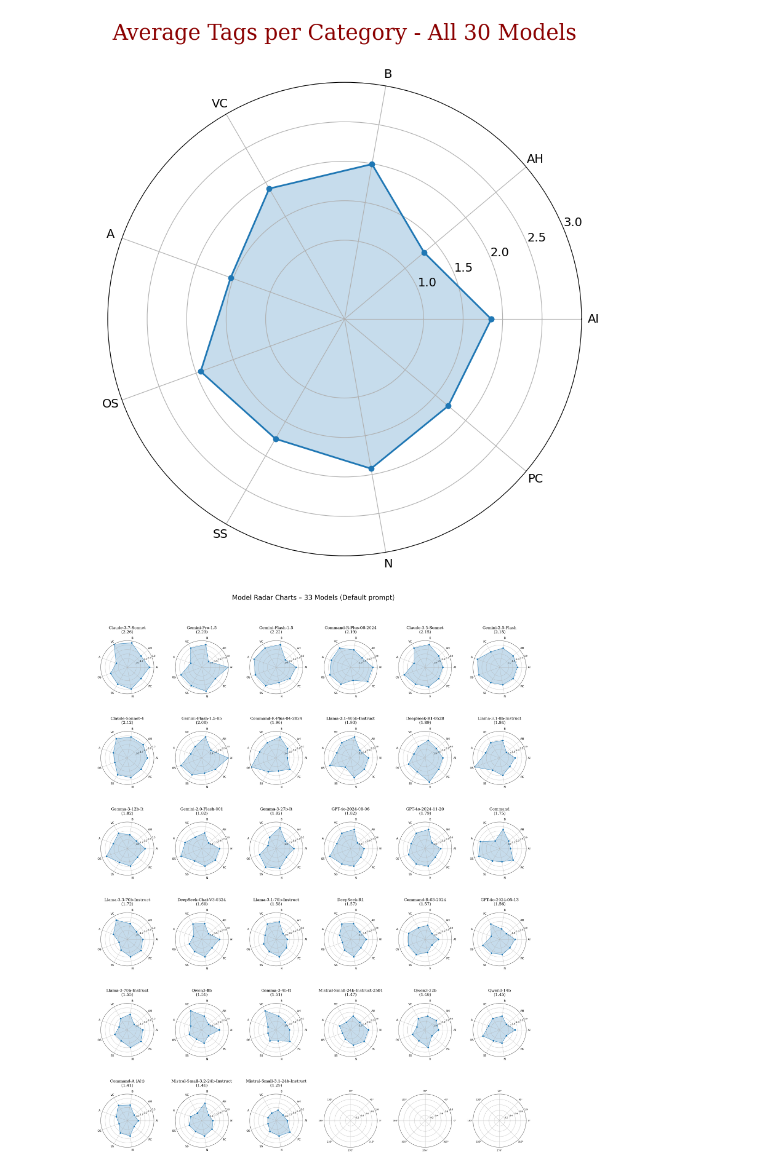
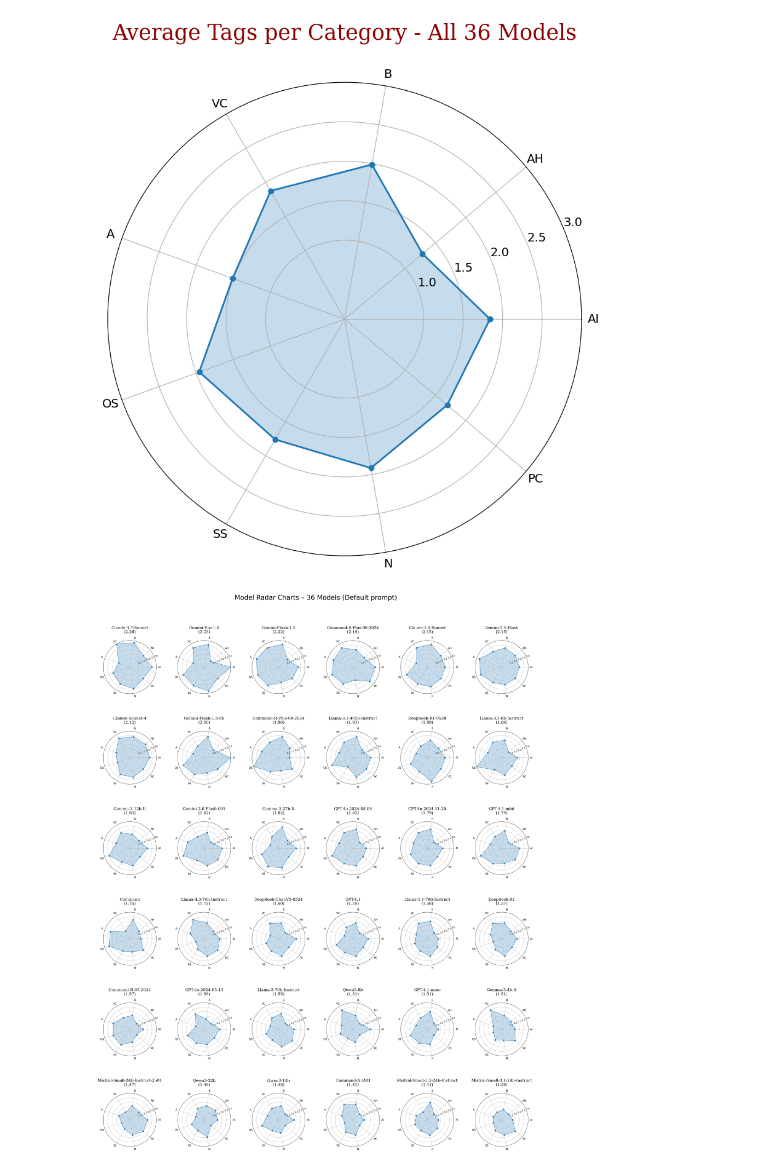
Before and after one commit to isaofllms/isaOfLlms, a Jupyter notebook: Aug25Experiments.ipynb, the cells around one changed output. Cells and saved outputs as stored; diff of their text form; code cells hidden in the pictures.

```diff
--- a/Aug25Experiments.ipynb
+++ b/Aug25Experiments.ipynb
@@ -158,11 +122,11 @@ from tagging import get_judge_functions, tag_answers_with_judges, judge_model_ma
 from clients import openrouter_client
 import config
 # %%
-# # Set up paths
+# Set up paths
 project_dir = Path(os.getenv("PROJECT_DIR", "."))
 exp_dir = project_dir / "Datasets" / "Aug25Experiments"
-input_file = exp_dir / "Aug25Experiments_33_new_models.xlsx"
-output_file = exp_dir / "Aug25Experiments_33_new_models_WITH_TAGS.xlsx"
+input_file = exp_dir / "Aug25Experiments_36_new_models.xlsx"
+output_file = exp_dir / "Aug25Experiments_36_new_models_WITH_TAGS.xlsx"
 backup_file = exp_dir / "tagging_backup.xlsx"
 # %%
 # Read the generated answers file
@@ -182,7 +146,8 @@ for col in model_columns:
 judge_functions = get_judge_functions(
     openrouter_client,
     temperature=config.config["temperature"],
-    max_tokens=500  # Shorter responses for judges
+    top_p=config.config["top_p"],
+    top_k=config.config["top_k"]
 )
 
 print(f"\nJudges: {list(judge_functions.keys())}")
@@ -261,7 +208,7 @@ import os
 # %%
 project_dir  = Path(os.getenv("PROJECT_DIR", "."))
 exp_dir      = project_dir / "Datasets" / "Aug25Experiments"
-infile       = exp_dir / "Aug25Experiments_33_new_models_WITH_TAGS.xlsx"
+infile       = exp_dir / "Aug25Experiments_36_new_models_WITH_TAGS.xlsx"
 
 df_tags = pd.read_excel(infile)
 df_tags.columns
@@ -358,6 +305,9 @@ contesters_models = [
     "GPT-4o-2024-11-20",
     "GPT-4o-2024-08-06",
     "GPT-4o-2024-05-13",
+    "GPT-4.1",
+    "GPT-4.1-mini",
+    "GPT-4.1-nano",
 ]
 # %%
 # build a dict of Series, one per contester
@@ -507,35 +457,35 @@ for ax, col in zip(axes, sorted_models):
     vals = np.concatenate([values, values[:1]])
     angs = np.concatenate([angles, angles[:1]])
 
     ax.plot(angs, vals, 'o-', linewidth=1.25)
     ax.fill(angs, vals, alpha=0.25)
 
     ax.set_thetagrids(np.degrees(angles), categories, fontsize=12)
     ax.set_ylim(0, 3)
     ax.set_yticks(np.arange(1, 3.01, 0.5))
     ax.tick_params(axis='y', labelsize=10)
 
     # bump the title up and away from the plot
     avg = overall_avgs[col]
     ax.set_title(f"{col}\n({avg:.2f})", fontdict=font1, pad=10, y=1.1)
 
 
 # 5) add a big overall title
-fig.suptitle("Model Radar Charts – 33 Models (Default prompt)", fontsize=30, y=0.95)
+fig.suptitle("Model Radar Charts – 36 Models (Default prompt)", fontsize=30, y=0.95)
 
 # 6) widen the gutters and leave more room at top/bottom
 fig.subplots_adjust(
     left=0.05,    # increase left margin
     right=0.95,   # increase right margin
     bottom=0.05,  # increase bottom margin
     top=0.90,     # push the top down to avoid clipping
     wspace=0.4,   # horizontal space between subplots
     hspace=0.1    # vertical space between subplots
 )
 
 plt.show()
 # %% [output]
-[figure, old version]
+[figure, new version]
 # %%
 version_series = {
     "Sonnet Series": [
```
Also changed, not shown: parts of 20 cells of this notebook, 10 other files.
